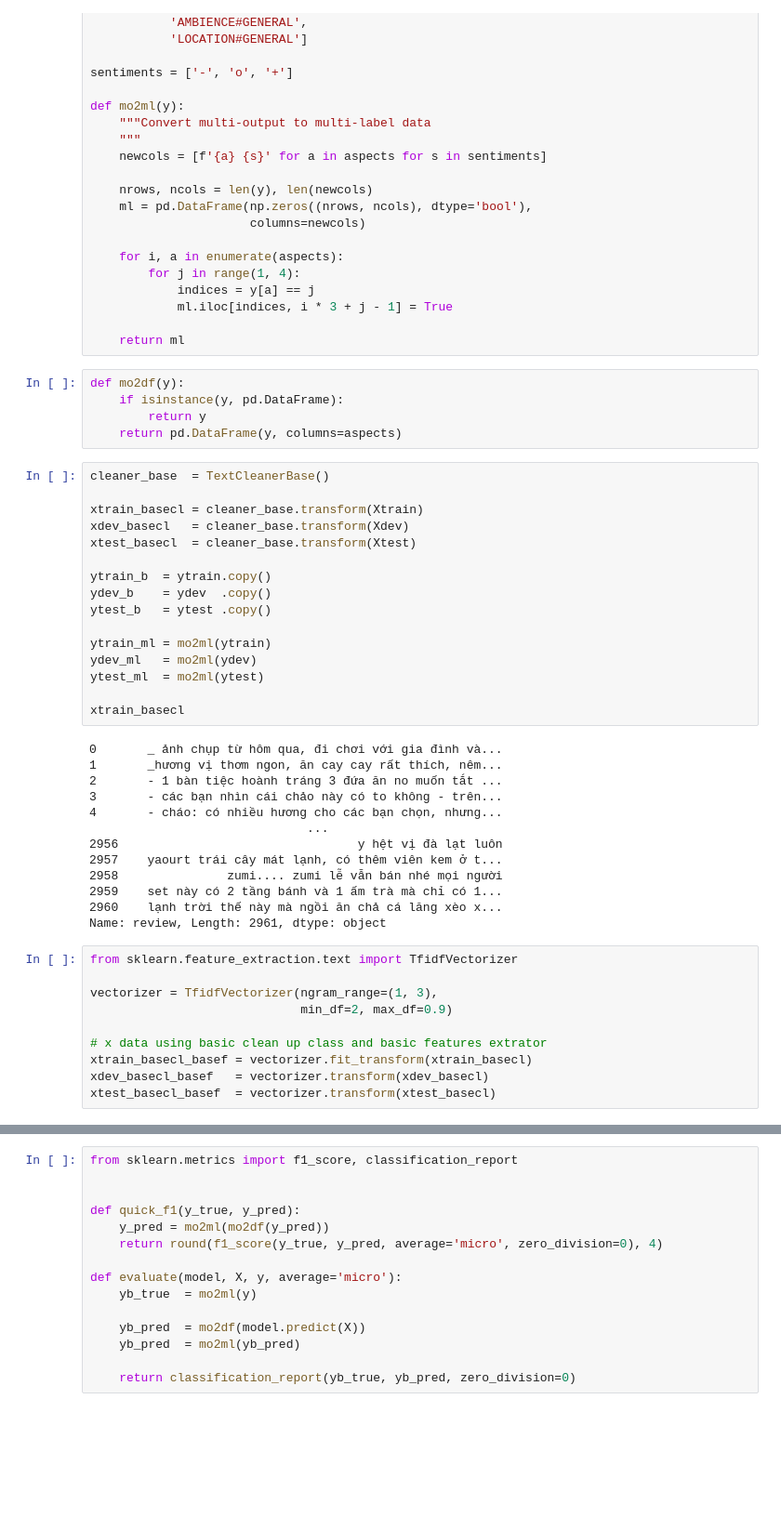
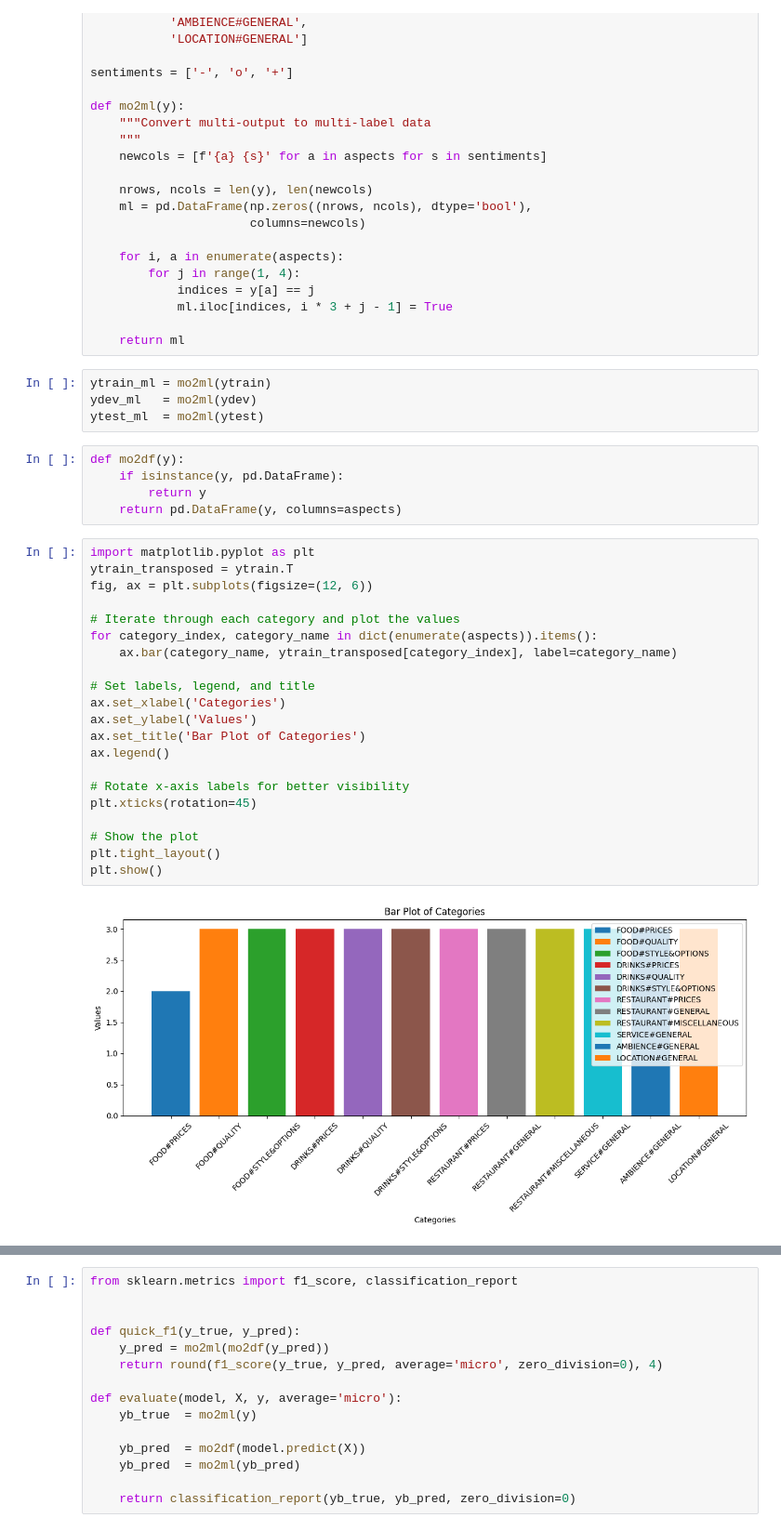
Before and after one commit to Dev-Aligator/CS221, a Jupyter notebook: Solution/VLSP-Restaurant.ipynb, the cells around one changed output, grey strips where cells are left out. Shown at 93% size. Cells and saved outputs as stored; diff of their text form; blank space fills up the shorter version.

Commit message:
Maybe the final notebook version - contains base&optimal solution

```diff
--- a/Solution/VLSP-Restaurant.ipynb
+++ b/Solution/VLSP-Restaurant.ipynb
@@ -108,47 +79,35 @@ def mo2ml(y):
             ml.iloc[indices, i * 3 + j - 1] = True
 
     return ml
+# %%
+ytrain_ml = mo2ml(ytrain)
+ydev_ml   = mo2ml(ydev)
+ytest_ml  = mo2ml(ytest)
 # %%
 def mo2df(y):
     if isinstance(y, pd.DataFrame):
         return y
     return pd.DataFrame(y, columns=aspects)
-# %%
-cleaner_base  = TextCleanerBase()
-
-xtrain_basecl = cleaner_base.transform(Xtrain)
-xdev_basecl   = cleaner_base.transform(Xdev)
-xtest_basecl  = cleaner_base.transform(Xtest)
-
-ytrain_b  = ytrain.copy()
-ydev_b    = ydev  .copy()
-ytest_b   = ytest .copy()
-
-ytrain_ml = mo2ml(ytrain)
-ydev_ml   = mo2ml(ydev)
-ytest_ml  = mo2ml(ytest)
-
-xtrain_basecl
-# %% [output]
-0       _ ảnh chụp từ hôm qua, đi chơi với gia đình và...
-1       _hương vị thơm ngon, ăn cay cay rất thích, nêm...
-2       - 1 bàn tiệc hoành tráng 3 đứa ăn no muốn tắt ...
-3       - các bạn nhìn cái chảo này có to không - trên...
-4       - cháo: có nhiều hương cho các bạn chọn, nhưng...
-                              ...
-2956                                 y hệt vị đà lạt luôn
-2957    yaourt trái cây mát lạnh, có thêm viên kem ở t...
-2958               zumi.... zumi lễ vẫn bán nhé mọi người
-2959    set này có 2 tầng bánh và 1 ấm trà mà chỉ có 1...
-2960    lạnh trời thế này mà ngồi ăn chả cá lăng xèo x...
-Name: review, Length: 2961, dtype: object
 # %%
-from sklearn.feature_extraction.text import TfidfVectorizer
+import matplotlib.pyplot as plt
+ytrain_transposed = ytrain.T
+fig, ax = plt.subplots(figsize=(12, 6))
 
-vectorizer = TfidfVectorizer(ngram_range=(1, 3),
-                             min_df=2, max_df=0.9)
+# Iterate through each category and plot the values
+for category_index, category_name in dict(enumerate(aspects)).items():
+    ax.bar(category_name, ytrain_transposed[category_index], label=category_name)
 
-# x data using basic clean up class and basic features extrator
-xtrain_basecl_basef = vectorizer.fit_transform(xtrain_basecl)
-xdev_basecl_basef   = vectorizer.transform(xdev_basecl)
-xtest_basecl_basef  = vectorizer.transform(xtest_basecl)
+# Set labels, legend, and title
+ax.set_xlabel('Categories')
+ax.set_ylabel('Values')
+ax.set_title('Bar Plot of Categories')
+ax.legend()
+
+# Rotate x-axis labels for better visibility
+plt.xticks(rotation=45)
+
+# Show the plot
+plt.tight_layout()
+plt.show()
+# %% [output]
+[figure, added]
```
Also changed, not shown: parts of 13 cells of this notebook.
